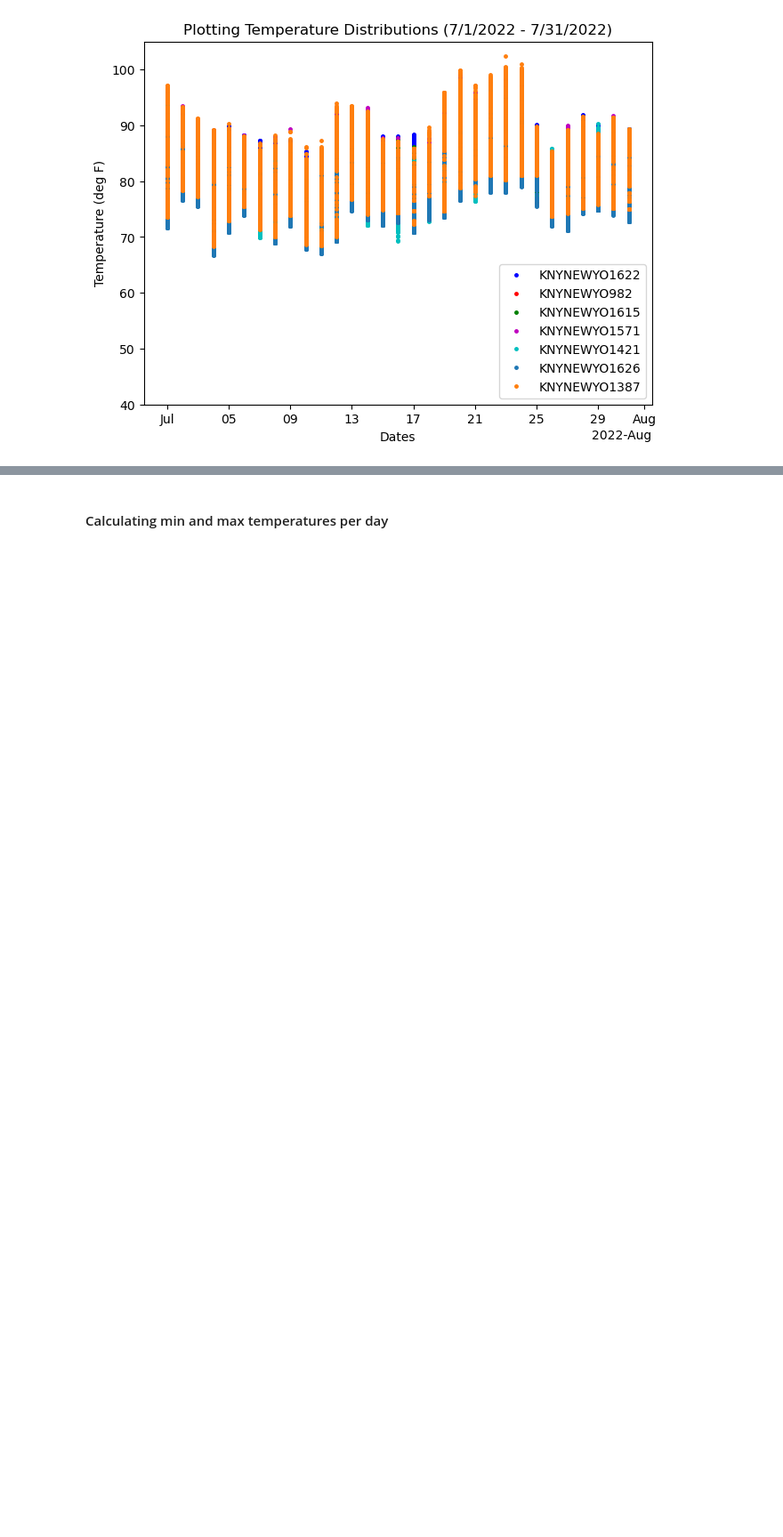
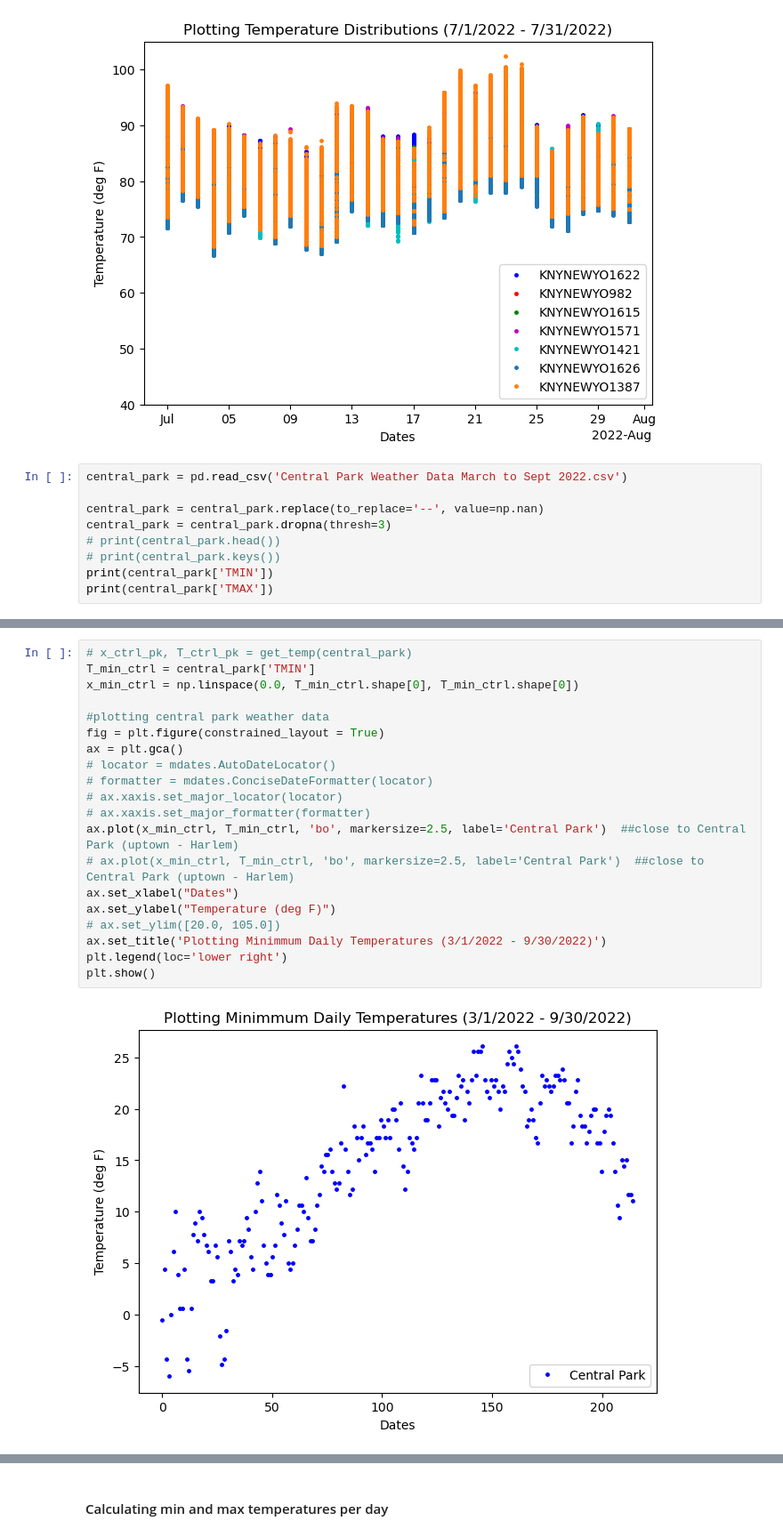
Before and after one commit to soph-loaf/aht_project, a Jupyter notebook: Analyzing_WUData_SAL.ipynb, the cells around one changed output, grey strips where cells are left out. Shown at 89% size. Cells and saved outputs as stored; diff of their text form; blank space fills up the shorter version.

Commit message:
plotting min and max daily temps!

```diff
--- a/Analyzing_WUData_SAL.ipynb
+++ b/Analyzing_WUData_SAL.ipynb
@@ -268,3 +252,12 @@ plt.legend(loc='lower right')
 plt.show()
 # %% [output]
 [figure]
+# %%
+central_park = pd.read_csv('Central Park Weather Data March to Sept 2022.csv')
+
+central_park = central_park.replace(to_replace='--', value=np.nan)
+central_park = central_park.dropna(thresh=3)
+# print(central_park.head())
+# print(central_park.keys())
+print(central_park['TMIN'])
+print(central_park['TMAX'])
@@ -270,0 +282,22 @@ plt.show()
+# %%
+# x_ctrl_pk, T_ctrl_pk = get_temp(central_park)
+T_min_ctrl = central_park['TMIN']
+x_min_ctrl = np.linspace(0.0, T_min_ctrl.shape[0], T_min_ctrl.shape[0])
+
+#plotting central park weather data
+fig = plt.figure(constrained_layout = True)
+ax = plt.gca()
+# locator = mdates.AutoDateLocator()
+# formatter = mdates.ConciseDateFormatter(locator)
+# ax.xaxis.set_major_locator(locator)
+# ax.xaxis.set_major_formatter(formatter)
+ax.plot(x_min_ctrl, T_min_ctrl, 'bo', markersize=2.5, label='Central Park')  ##close to Central Park (uptown - Harlem)
+# ax.plot(x_min_ctrl, T_min_ctrl, 'bo', markersize=2.5, label='Central Park')  ##close to Central Park (uptown - Harlem)
+ax.set_xlabel("Dates")
+ax.set_ylabel("Temperature (deg F)")
+# ax.set_ylim([20.0, 105.0])
+ax.set_title('Plotting Minimmum Daily Temperatures (3/1/2022 - 9/30/2022)')
+plt.legend(loc='lower right')
+plt.show()
+# %% [output]
+[figure, added]
```
Also changed, not shown: parts of 11 cells of this notebook.
